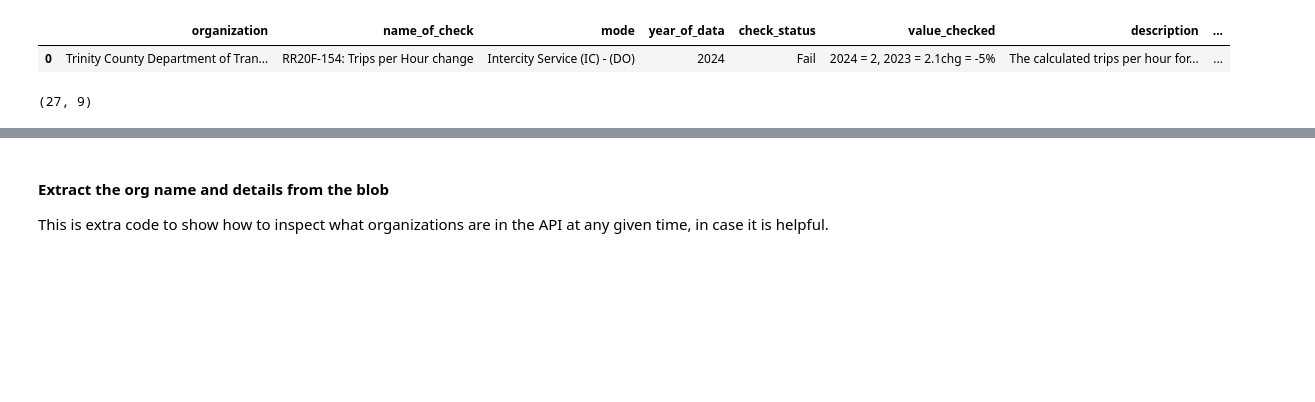
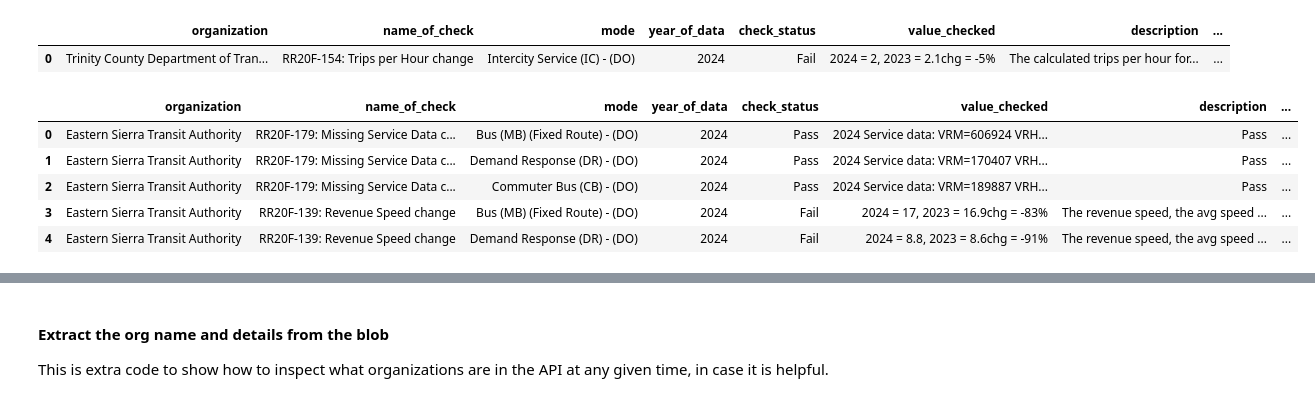
Before and after one commit to cal-itp/ntd-modernization, a Jupyter notebook: validation_tool/notebooks/ETL_inspect_API_data.ipynb, the cells around one changed output, grey strips where cells are left out. Saved outputs shown, nothing was run; the diff lists cells and outputs as text; code cells hidden in the pictures; blank space fills up the shorter version.

```diff
--- a/validation_tool/notebooks/ETL_inspect_API_data.ipynb
+++ b/validation_tool/notebooks/ETL_inspect_API_data.ipynb
@@ -587,14 +602,19 @@ trinity_check_test
 # %%
 # What does a good check look like?
 check_list = [
     "RR20F-154: Trips per Hour change",
     "RR20F-171: Vehicles of Maximum Service (VOMS) change",
     "RR20F-139: Fare Revenue Per Trip change",
 ]
 
 #
 
 
-fct_ntd_rr20_service_checks.shape
+fct_ntd_rr20_service_checks.head()
 # %% [output]
-(27, 9)
+|  | organization | name_of_check | mode | year_of_data | check_status | value_checked | description | ... |
+| 0 | Eastern Sierra Transit Authority | RR20F-179: Missing Service Data c... | Bus (MB) (Fixed Route) - (DO) | 2024 | Pass | 2024 Service data: VRM=606924 VRH... | Pass | ... |
+| 1 | Eastern Sierra Transit Authority | RR20F-179: Missing Service Data c... | Demand Response (DR) - (DO) | 2024 | Pass | 2024 Service data: VRM=170407 VRH... | Pass | ... |
+| 2 | Eastern Sierra Transit Authority | RR20F-179: Missing Service Data c... | Commuter Bus (CB) - (DO) | 2024 | Pass | 2024 Service data: VRM=189887 VRH... | Pass | ... |
+| 3 | Eastern Sierra Transit Authority | RR20F-139: Revenue Speed change | Bus (MB) (Fixed Route) - (DO) | 2024 | Fail | 2024 = 17, 2023 = 16.9chg = -83% | The revenue speed, the avg speed ... | ... |
+| 4 | Eastern Sierra Transit Authority | RR20F-139: Revenue Speed change | Demand Response (DR) - (DO) | 2024 | Fail | 2024 = 8.8, 2023 = 8.6chg = -91% | The revenue speed, the avg speed ... | ... |
```
Also changed, not shown: parts of 9 cells of this notebook.
